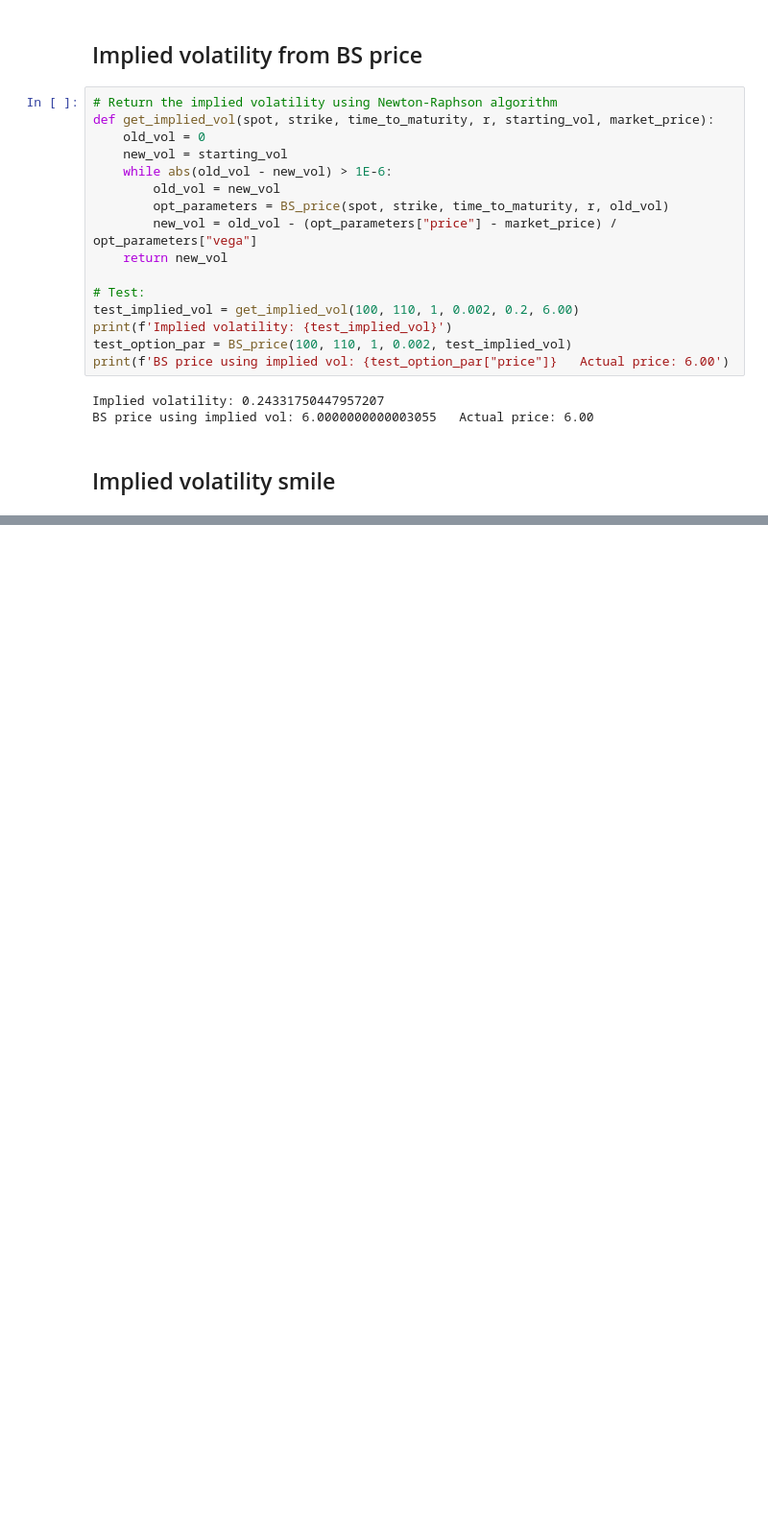
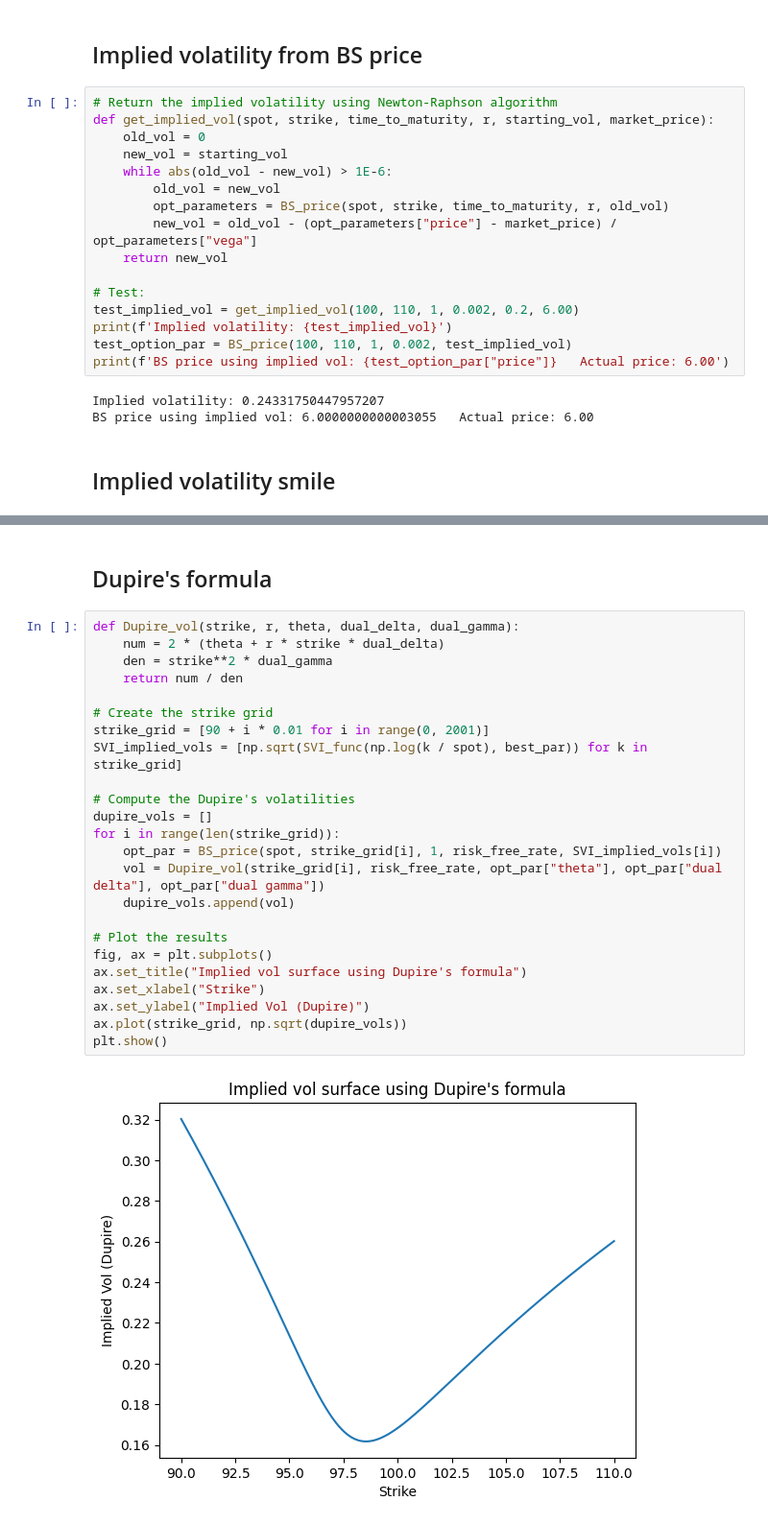
Before and after one commit to Sammas41/Model-Calibration-Project, a Jupyter notebook: JupyterNotebook.ipynb, the cells around one changed output, grey strips where cells are left out. Shown at 96% size. Drawn from its saved outputs; the diff is of its cells as text; blank space fills up the shorter version.

```diff
--- a/JupyterNotebook.ipynb
+++ b/JupyterNotebook.ipynb
@@ -79,0 +291,28 @@ plt.show()
+# %% [markdown]
+## Dupire's formula
+# %%
+def Dupire_vol(strike, r, theta, dual_delta, dual_gamma):
+    num = 2 * (theta + r * strike * dual_delta)
+    den = strike**2 * dual_gamma
+    return num / den
+
+# Create the strike grid
+strike_grid = [90 + i * 0.01 for i in range(0, 2001)]
+SVI_implied_vols = [np.sqrt(SVI_func(np.log(k / spot), best_par)) for k in strike_grid]
+
+# Compute the Dupire's volatilities
+dupire_vols = []
+for i in range(len(strike_grid)):
+    opt_par = BS_price(spot, strike_grid[i], 1, risk_free_rate, SVI_implied_vols[i])
+    vol = Dupire_vol(strike_grid[i], risk_free_rate, opt_par["theta"], opt_par["dual delta"], opt_par["dual gamma"])
+    dupire_vols.append(vol)
+
+# Plot the results
+fig, ax = plt.subplots()
+ax.set_title("Implied vol surface using Dupire's formula")
+ax.set_xlabel("Strike")
+ax.set_ylabel("Implied Vol (Dupire)")
+ax.plot(strike_grid, np.sqrt(dupire_vols))
+plt.show()
+# %% [output]
+[figure, added]
```
Also changed, not shown: parts of 10 cells of this notebook.
